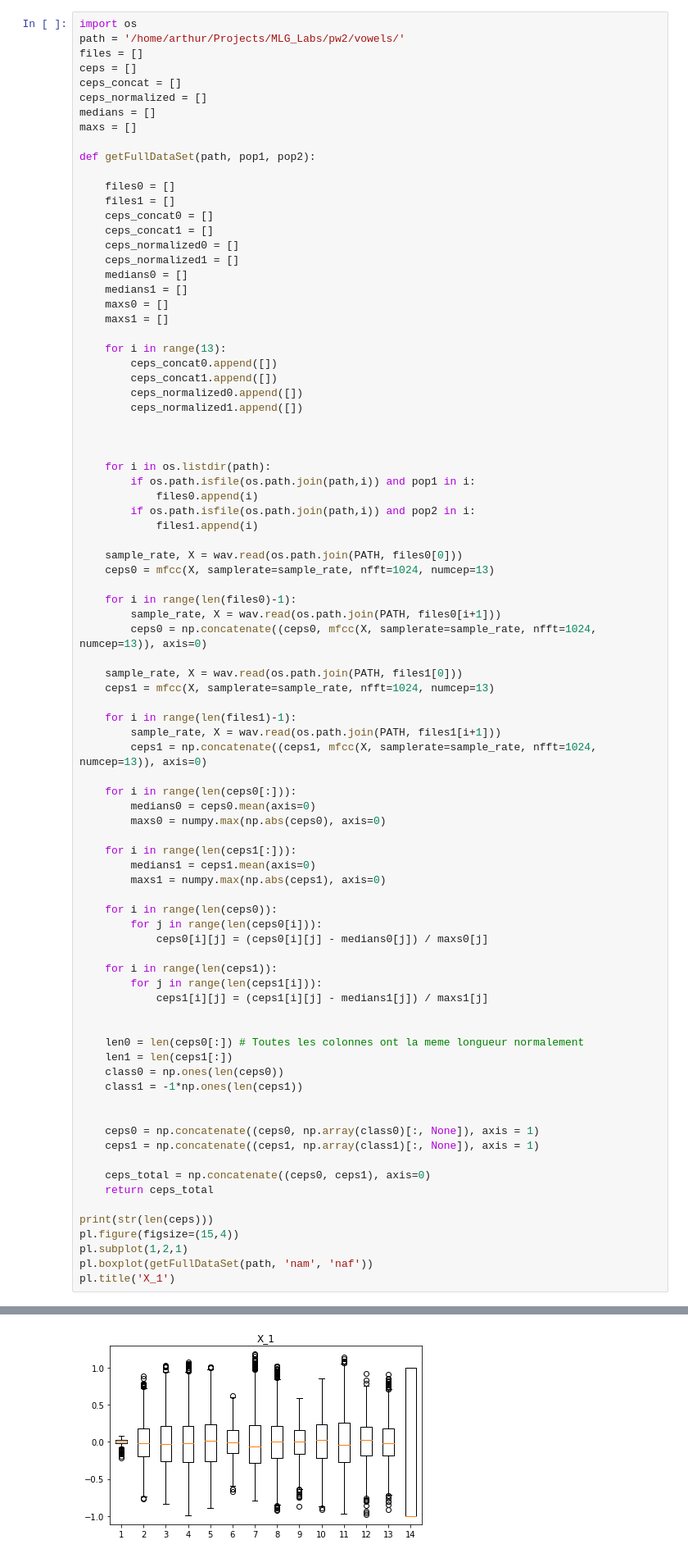
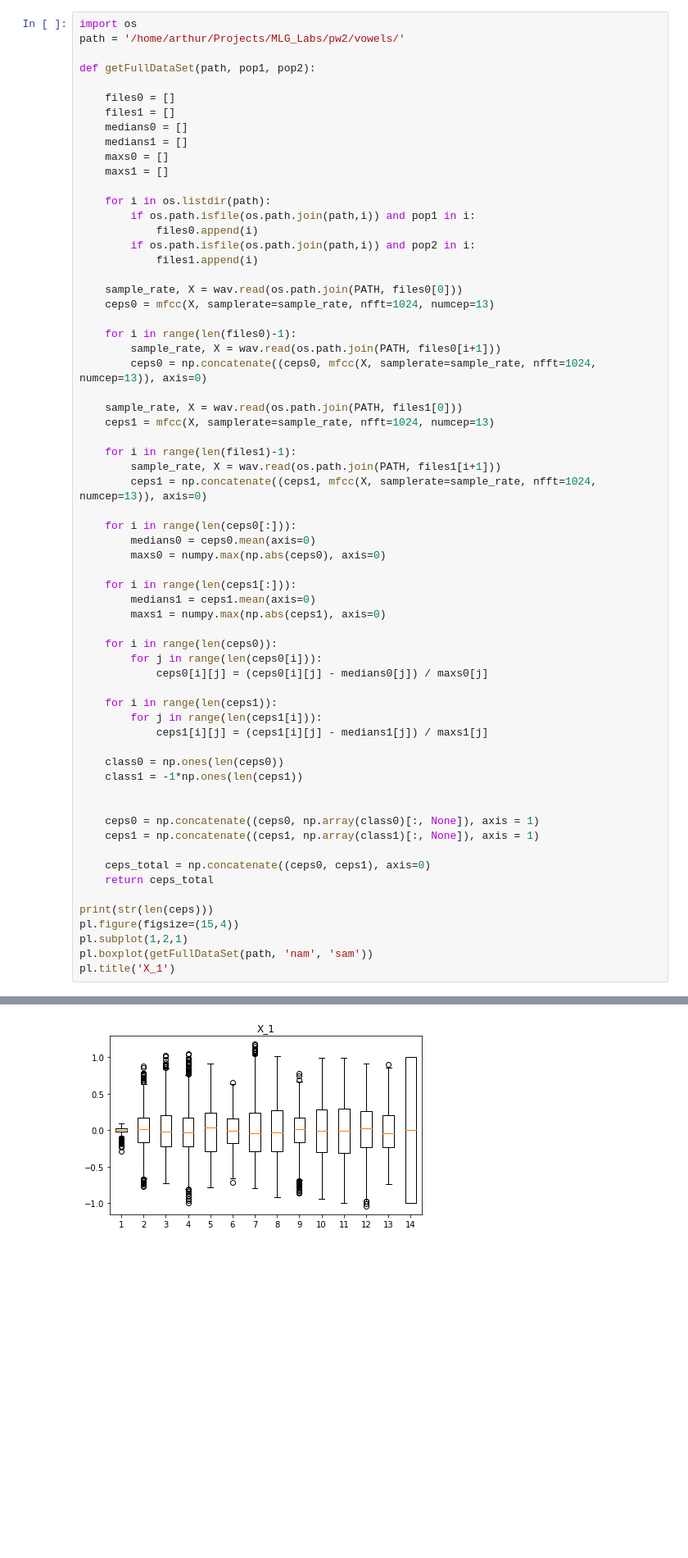
Before and after one commit to faku99/MLG_Labs, a Jupyter notebook: pw2/example_mfcc.ipynb, the cells around one changed output, grey strips where cells are left out. Shown at 82% size. Saved outputs shown, nothing was run; the diff lists cells and outputs as text; blank space fills up the shorter version.

```diff
--- a/pw2/example_mfcc.ipynb
+++ b/pw2/example_mfcc.ipynb
@@ -49,33 +49,15 @@ pl.grid()
 # %%
 import os
 path = '/home/arthur/Projects/MLG_Labs/pw2/vowels/'
-files = []
-ceps = []
-ceps_concat = []
-ceps_normalized = []
-medians = []
-maxs = []
 
 def getFullDataSet(path, pop1, pop2):
 
     files0 = []
     files1 = []
-    ceps_concat0 = []
-    ceps_concat1 = []
-    ceps_normalized0 = []
-    ceps_normalized1 = []
     medians0 = []
     medians1 = []
     maxs0 = []
     maxs1 = []
-
-    for i in range(13):
-        ceps_concat0.append([])
-        ceps_concat1.append([])
-        ceps_normalized0.append([])
-        ceps_normalized1.append([])
-
-
 
     for i in os.listdir(path):
         if os.path.isfile(os.path.join(path,i)) and pop1 in i:
@@ -103,38 +85,35 @@ def getFullDataSet(path, pop1, pop2):
 
     for i in range(len(ceps1[:])):
         medians1 = ceps1.mean(axis=0)
         maxs1 = numpy.max(np.abs(ceps1), axis=0)
 
     for i in range(len(ceps0)):
         for j in range(len(ceps0[i])):
             ceps0[i][j] = (ceps0[i][j] - medians0[j]) / maxs0[j]
 
     for i in range(len(ceps1)):
         for j in range(len(ceps1[i])):
             ceps1[i][j] = (ceps1[i][j] - medians1[j]) / maxs1[j]
 
-
-    len0 = len(ceps0[:]) # Toutes les colonnes ont la meme longueur normalement
-    len1 = len(ceps1[:])
     class0 = np.ones(len(ceps0))
     class1 = -1*np.ones(len(ceps1))
 
 
     ceps0 = np.concatenate((ceps0, np.array(class0)[:, None]), axis = 1)
     ceps1 = np.concatenate((ceps1, np.array(class1)[:, None]), axis = 1)
 
     ceps_total = np.concatenate((ceps0, ceps1), axis=0)
     return ceps_total
 
 print(str(len(ceps)))
 pl.figure(figsize=(15,4))
 pl.subplot(1,2,1)
-pl.boxplot(getFullDataSet(path, 'nam', 'naf'))
+pl.boxplot(getFullDataSet(path, 'nam', 'sam'))
 pl.title('X_1')
 # %% [output]
 0
 Text(0.5,1,'X_1')
-[figure, old version]
+[figure, new version]
 # %%
 def split_dataset(dataset, n_parts=5):
     n_rows = dataset.shape[0]
```
Also changed, not shown: parts of 1 cell of this notebook.
